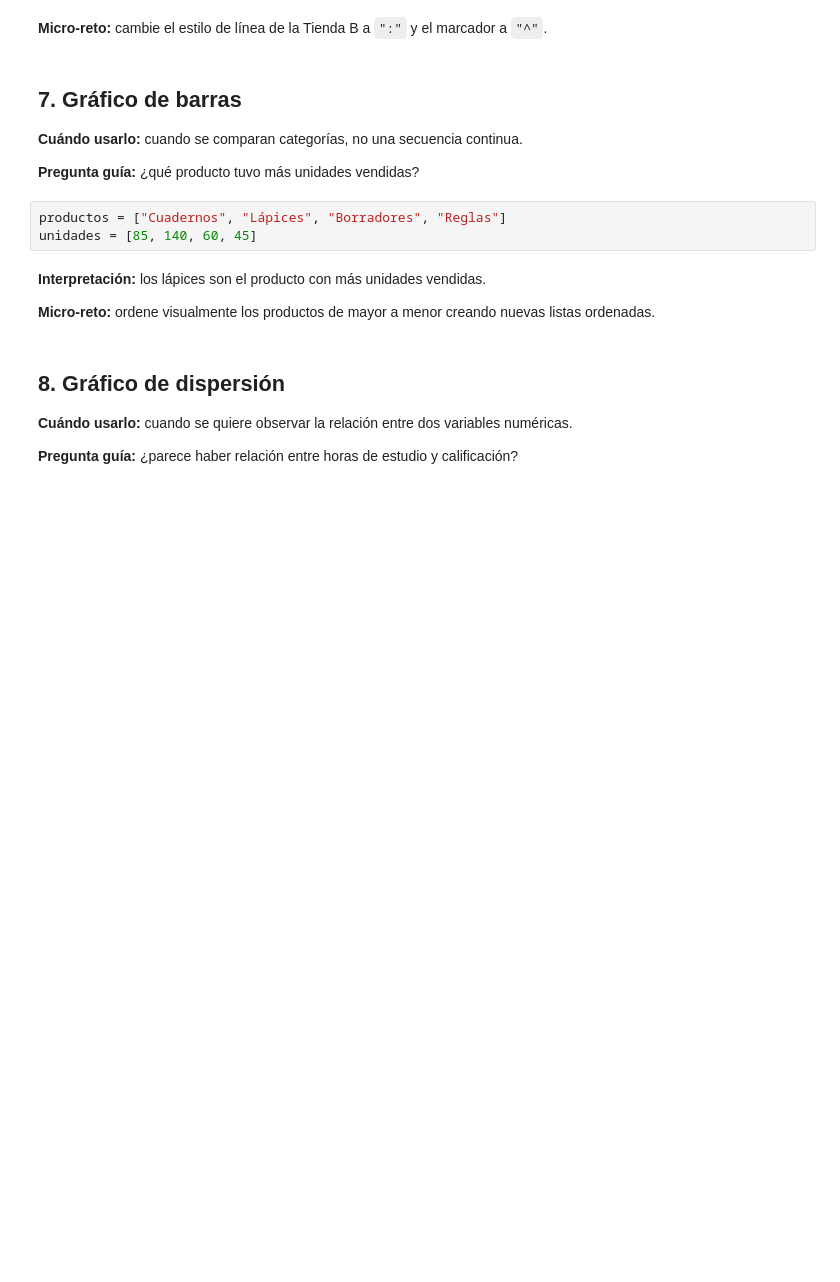
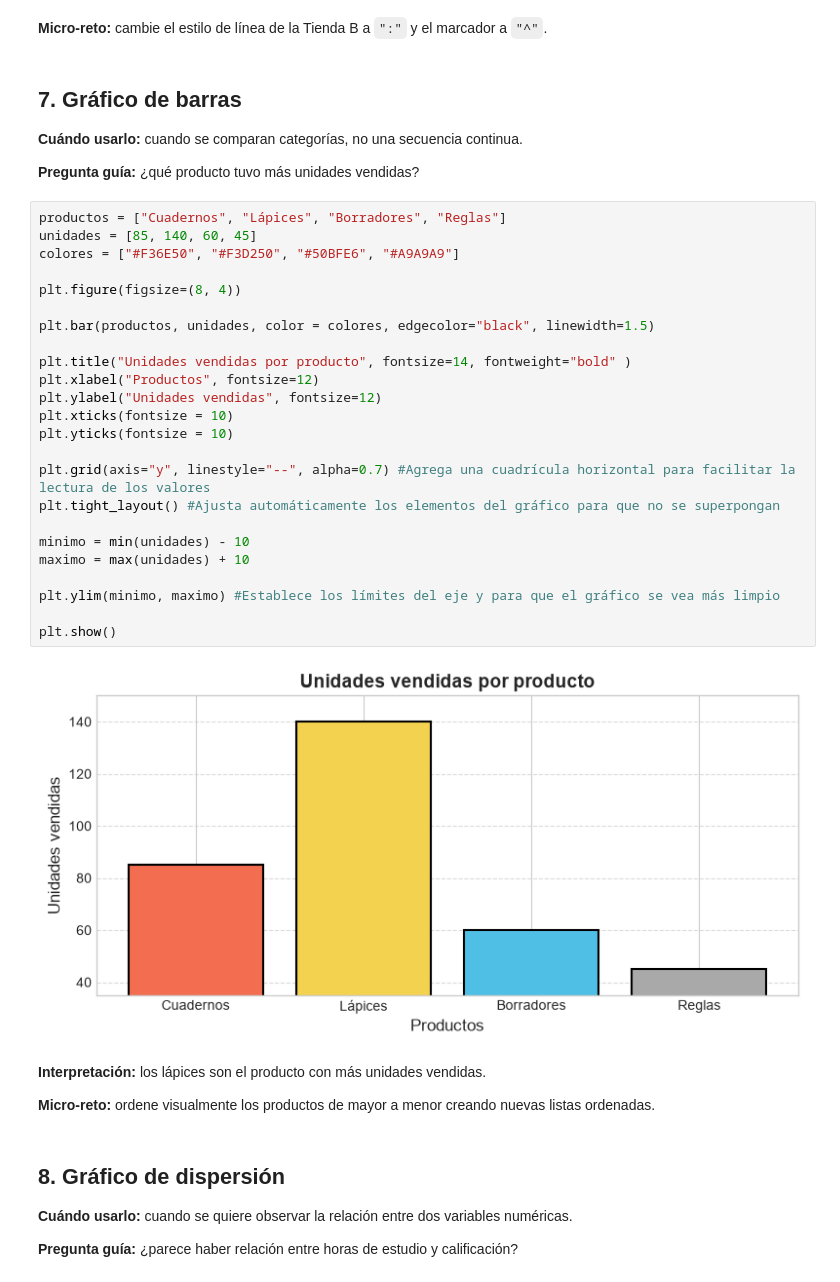
Before and after one commit to mariomartinezcr-design/2026C2-G03-PROGRAMACI-N, a Jupyter notebook: NOTEBOOKS/Clase_12/01 - Aprender Matplotlib.ipynb, the cells around one changed output. Cells and saved outputs as stored; diff of their text form; blank space fills up the shorter version.

```diff
--- a/NOTEBOOKS/Clase_12/01 - Aprender Matplotlib.ipynb
+++ b/NOTEBOOKS/Clase_12/01 - Aprender Matplotlib.ipynb
@@ -211,6 +211,29 @@ plt.show()
 # %%
 productos = ["Cuadernos", "Lápices", "Borradores", "Reglas"]
 unidades = [85, 140, 60, 45]
+colores = ["#F36E50", "#F3D250", "#50BFE6", "#A9A9A9"]
+
+plt.figure(figsize=(8, 4))
+
+plt.bar(productos, unidades, color = colores, edgecolor="black", linewidth=1.5)
+
+plt.title("Unidades vendidas por producto", fontsize=14, fontweight="bold" )
+plt.xlabel("Productos", fontsize=12)
+plt.ylabel("Unidades vendidas", fontsize=12)
+plt.xticks(fontsize = 10)
+plt.yticks(fontsize = 10)
+
+plt.grid(axis="y", linestyle="--", alpha=0.7) #Agrega una cuadrícula horizontal para facilitar la lectura de los valores
+plt.tight_layout() #Ajusta automáticamente los elementos del gráfico para que no se superpongan
+
+minimo = min(unidades) - 10
+maximo = max(unidades) + 10
+
+plt.ylim(minimo, maximo) #Establece los límites del eje y para que el gráfico se vea más limpio
+
+plt.show()
+# %% [output]
+[figure, added]
 # %% [markdown]
 **Interpretación:** los lápices son el producto con más unidades vendidas.
 
```
Also changed, not shown: parts of 4 cells of this notebook, 1 other file.
